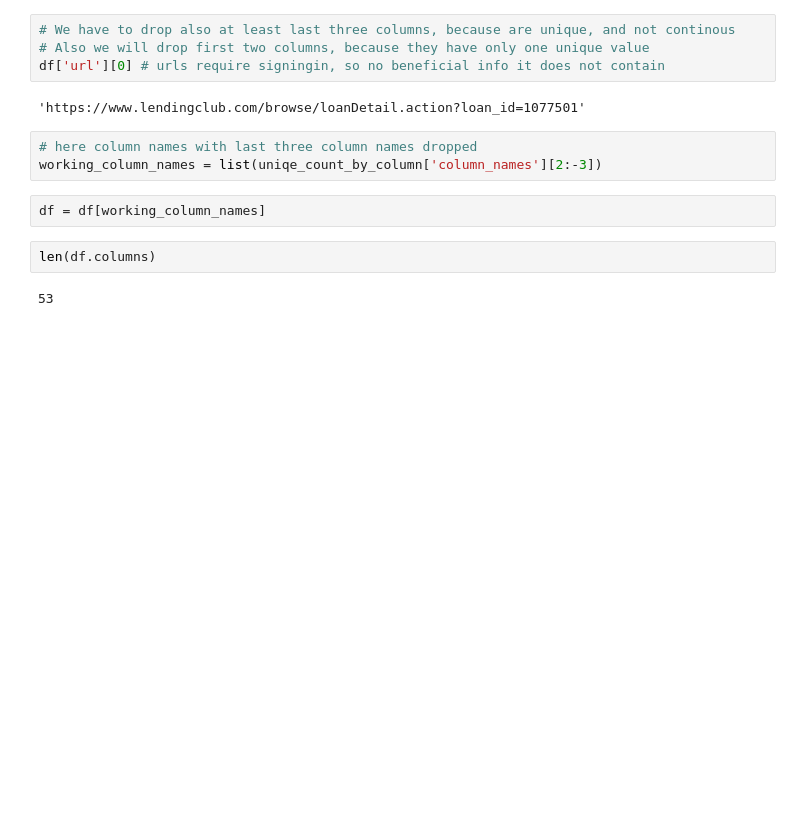
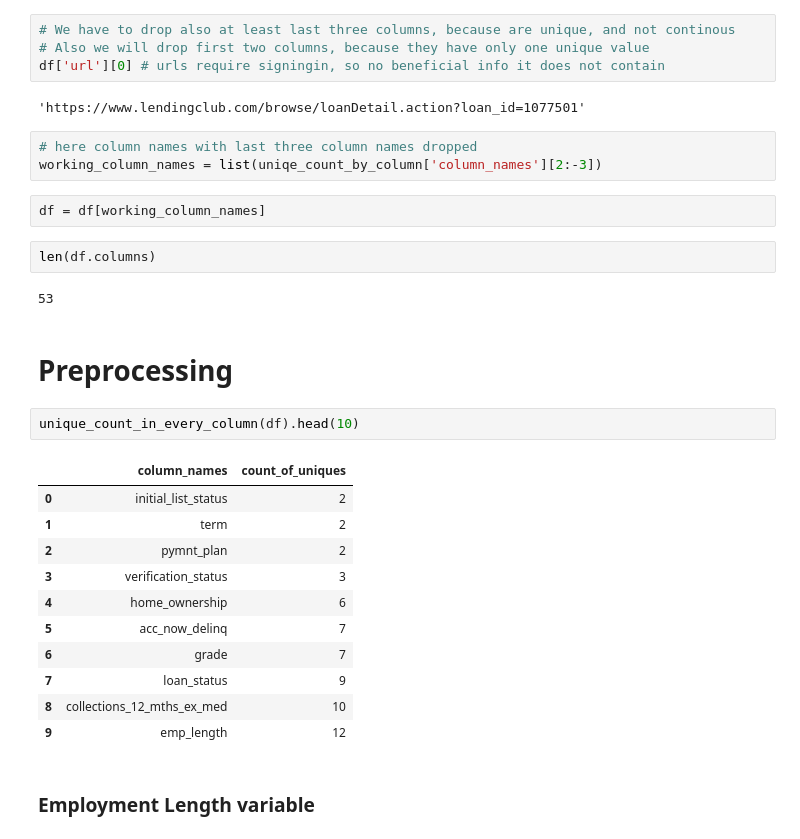
Before and after one commit to EmilSeyfullayev/Credit_Risk_Modeling_in_Python, a Jupyter notebook: General_processing.ipynb, the cells around one changed output. Cells and saved outputs as stored; diff of their text form; blank space fills up the shorter version.

```diff
--- a/General_processing.ipynb
+++ b/General_processing.ipynb
@@ -113,3 +115,21 @@ df = df[working_column_names]
 len(df.columns)
 # %% [output]
 53
+# %% [markdown]
+# Preprocessing
+# %%
+unique_count_in_every_column(df).head(10)
+# %% [output]
+|  | column_names | count_of_uniques |
+| 0 | initial_list_status | 2 |
+| 1 | term | 2 |
+| 2 | pymnt_plan | 2 |
+| 3 | verification_status | 3 |
+| 4 | home_ownership | 6 |
+| 5 | acc_now_delinq | 7 |
+| 6 | grade | 7 |
+| 7 | loan_status | 9 |
+| 8 | collections_12_mths_ex_med | 10 |
+| 9 | emp_length | 12 |
+# %% [markdown]
+### Employment Length variable
```
Also changed, not shown: parts of 53 cells of this notebook.
